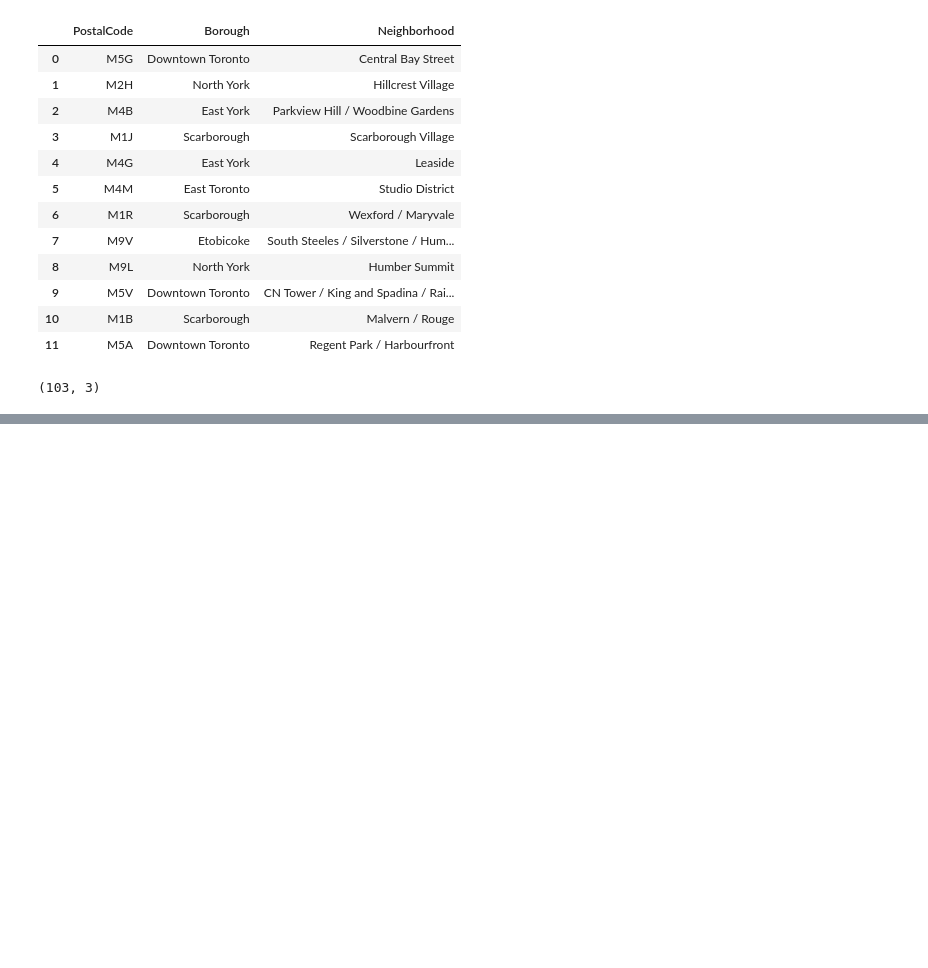
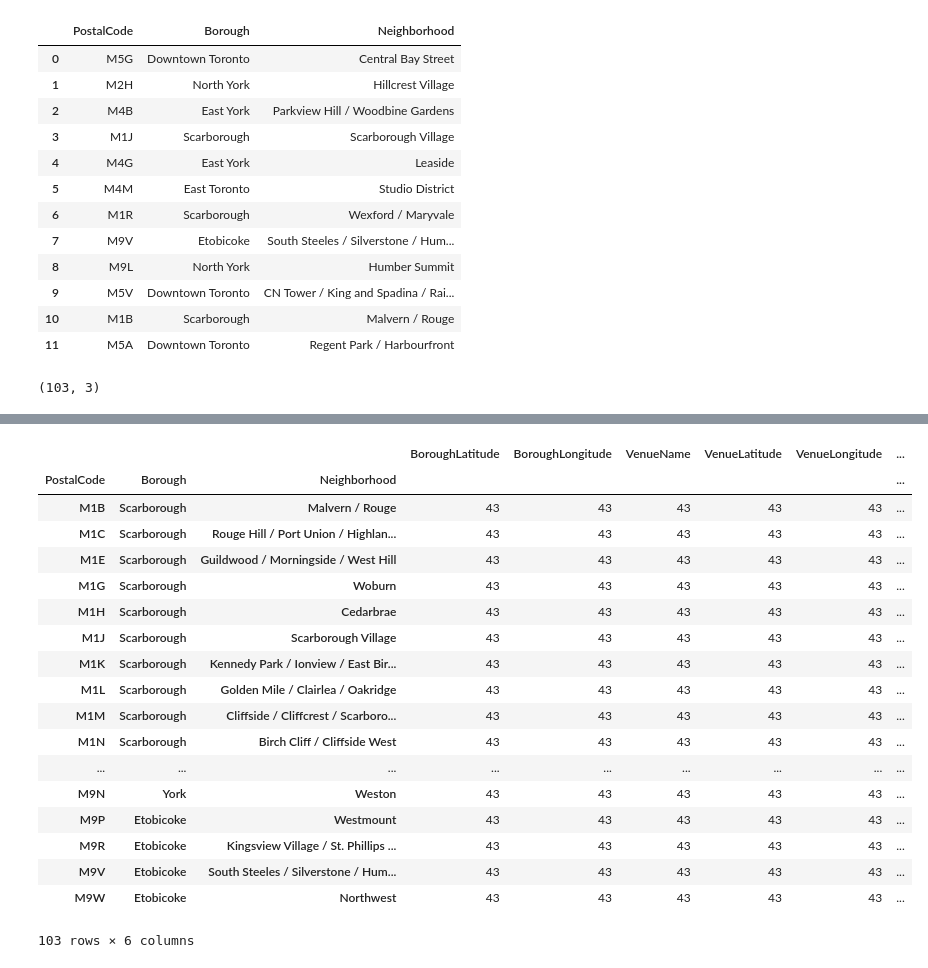
Before and after one commit to ankit32a/Segmenting-and-Clustering-Neighborhoods-in-Toronto1, a Jupyter notebook: C9W3A.ipynb, the cells around one changed output, grey strips where cells are left out. Drawn from its saved outputs; the diff is of its cells as text; code cells hidden in the pictures; blank space fills up the shorter version.

```diff
--- a/C9W3A.ipynb
+++ b/C9W3A.ipynb
@@ -159,0 +180,3 @@ toronto_df_grouped.shape
+# %%
+toronto_df_new = toronto_df_grouped.merge(coordinates, on="PostalCode", how="left")
+toronto_df_new.head()
@@ -159,0 +255,39 @@ toronto_df_grouped.shape
+# %%
+radius = 500
+LIMIT = 100
+
+venues = []
+
+for lat, long, post, borough, neighborhood in zip(toronto_df_new['Latitude'], toronto_df_new['Longitude'], toronto_df_new['PostalCode'], toronto_df_new['Borough'],
+                                                  toronto_df_new['Neighborhood']):
+    url = "https://api.foursquare.com/v2/venues/explore?client_id=FMHTSXNZPPEZGY12OJJ0WB0QHSEG5WSU0YSNSPSKQ2LYEITT&client_secret=GOL0IITGSVCYUYR2WKNGNGY5WMDTREQ4UX1LMIWCIOC1ASJN&v=20180605 \
+     &ll=43.653963,-79.387207&radius=500&limit=100".format(
+        CLIENT_ID,
+        CLIENT_SECRET,
+        VERSION,
+        lat,
+        long,
+        radius,
+        LIMIT)
+
+    results = requests.get(url).json()["response"]['groups'][0]['items']
+
+    for venue in results:
+        venues.append((
+            post,
+            borough,
+            neighborhood,
+            lat,
+            long,
+            venue['venue']['name'],
+            venue['venue']['location']['lat'],
+            venue['venue']['location']['lng'],
+            venue['venue']['categories'][0]['name']))
+# %%
+venues_df = pd.DataFrame(venues)
+
+
+venues_df.columns = ['PostalCode', 'Borough', 'Neighborhood', 'BoroughLatitude', 'BoroughLongitude', 'VenueName', 'VenueLatitude', 'VenueLongitude', 'VenueCategory']
+
+print(venues_df.shape)
+venues_df.head()
@@ -159,0 +302,22 @@ toronto_df_grouped.shape
+# %%
+venues_df.groupby(["PostalCode", "Borough", "Neighborhood"]).count()
+# %% [output]
+|  |  |  | BoroughLatitude | BoroughLongitude | VenueName | VenueLatitude | VenueLongitude | ... |
+| PostalCode | Borough | Neighborhood |  |  |  |  |  | ... |
+| M1B | Scarborough | Malvern / Rouge | 43 | 43 | 43 | 43 | 43 | ... |
+| M1C | Scarborough | Rouge Hill / Port Union / Highlan... | 43 | 43 | 43 | 43 | 43 | ... |
+| M1E | Scarborough | Guildwood / Morningside / West Hill | 43 | 43 | 43 | 43 | 43 | ... |
+| M1G | Scarborough | Woburn | 43 | 43 | 43 | 43 | 43 | ... |
+| M1H | Scarborough | Cedarbrae | 43 | 43 | 43 | 43 | 43 | ... |
+| M1J | Scarborough | Scarborough Village | 43 | 43 | 43 | 43 | 43 | ... |
+| M1K | Scarborough | Kennedy Park / Ionview / East Bir... | 43 | 43 | 43 | 43 | 43 | ... |
+| M1L | Scarborough | Golden Mile / Clairlea / Oakridge | 43 | 43 | 43 | 43 | 43 | ... |
+| M1M | Scarborough | Cliffside / Cliffcrest / Scarboro... | 43 | 43 | 43 | 43 | 43 | ... |
+| M1N | Scarborough | Birch Cliff / Cliffside West | 43 | 43 | 43 | 43 | 43 | ... |
+| ... | ... | ... | ... | ... | ... | ... | ... | ... |
+| M9N | York | Weston | 43 | 43 | 43 | 43 | 43 | ... |
+| M9P | Etobicoke | Westmount | 43 | 43 | 43 | 43 | 43 | ... |
+| M9R | Etobicoke | Kingsview Village / St. Phillips ... | 43 | 43 | 43 | 43 | 43 | ... |
+| M9V | Etobicoke | South Steeles / Silverstone / Hum... | 43 | 43 | 43 | 43 | 43 | ... |
+| M9W | Etobicoke | Northwest | 43 | 43 | 43 | 43 | 43 | ... |
+103 rows × 6 columns
```
Also changed, not shown: parts of 12 cells of this notebook.
